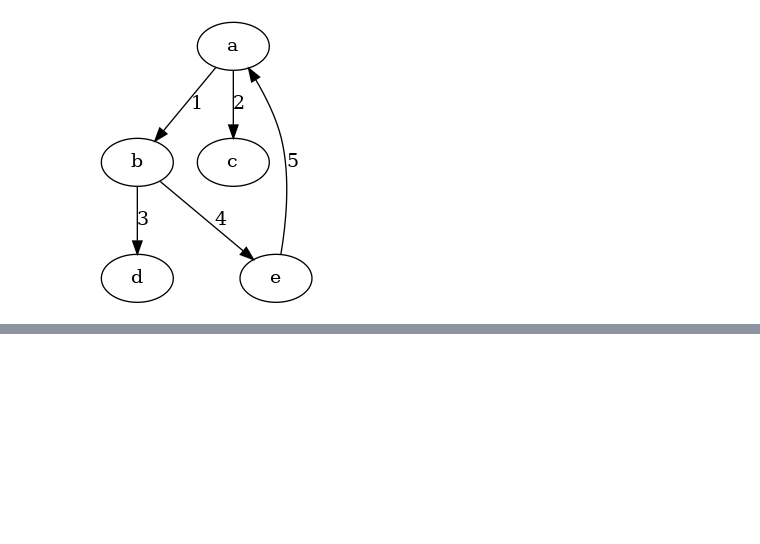
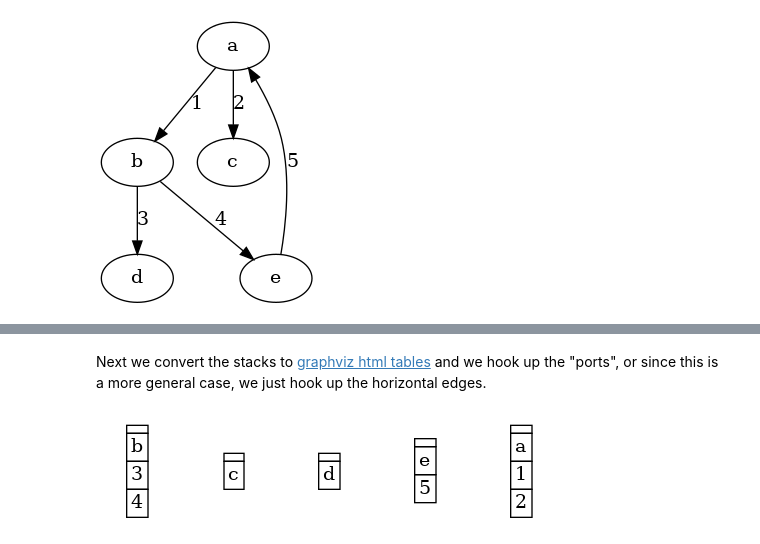
Before and after one commit to timthelion/rust-jupyter, a Jupyter notebook: walk-trees-part1-zzstructures.ipynb, the cells around one changed output, grey strips where cells are left out. Saved outputs shown, nothing was run; the diff lists cells and outputs as text; code cells hidden in the pictures; blank space fills up the shorter version.

```diff
--- a/walk-trees-part1-zzstructures.ipynb
+++ b/walk-trees-part1-zzstructures.ipynb
@@ -303,0 +316,47 @@ draw_graph(&from_pmzzs(zzg_2));
+# %% [markdown]
+Next we convert the stacks to [graphviz html tables](https://stackoverflow.com/questions/13369992/graphviz-how-can-i-create-edges-between-html-table-cells) and we hook up the "ports", or since this is a more general case, we just hook up the horizontal edges.
+# %%
+use petgraph_evcxr::draw_dot;
+let mut dot_stacks: Vec<String> = vec![];
+let mut dot_edges: Vec<String> = vec![];
+
+for nr in stacks.node_references() {
+    if !stacks.edges_directed(nr.id(), Direction::Incoming).next().is_some() {
+        let mut stack_items: Vec<String> = vec![];
+        let mut cur = nr.id();
+        loop {
+            stack_items.push(
+                format!("\t\t\t<TR><TD PORT=\"{}\">{}</TD></TR>\n",
+                    cur.index(),
+                    stacks.node_weight(cur).unwrap(),
+                )
+            );
+            if let Some(er) = stacks.edges_directed(cur, Direction::Outgoing).next() {
+                cur = er.target();
+            } else {
+                break;
+            }
+        }
+        let dot_stack: String = stack_items.iter().map(|x| x.clone()).collect();
+        dot_stacks.push(
+            format!(
+                "\t{} [label=<<TABLE BORDER=\"0\" CELLBORDER=\"1\" CELLSPACING=\"0\">\n{}\n\t\t</TABLE>>];\n",
+                nr.id().index(),
+                dot_stack,
+            )
+        );
+    }
+}
+let dot_stacks_string = dot_stacks.iter().map(|x| x.clone()).collect();
+let dot_edges_string = dot_stacks.iter().map(|x| x.clone()).collect();
+let dot = format!("digraph G {{
+    node [shape=plaintext]
+    {}
+    {}
+}}",
+    dot_stacks_string,
+    dot_edges_string,
+);
+draw_dot(dot);
+# %% [output]
+[figure, added]
```
Also changed, not shown: parts of 4 cells of this notebook.
